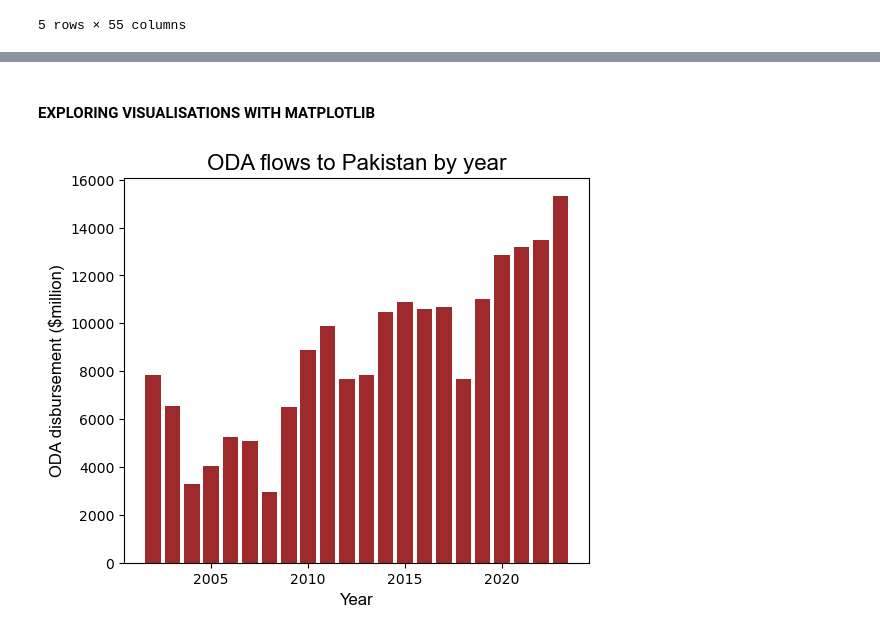
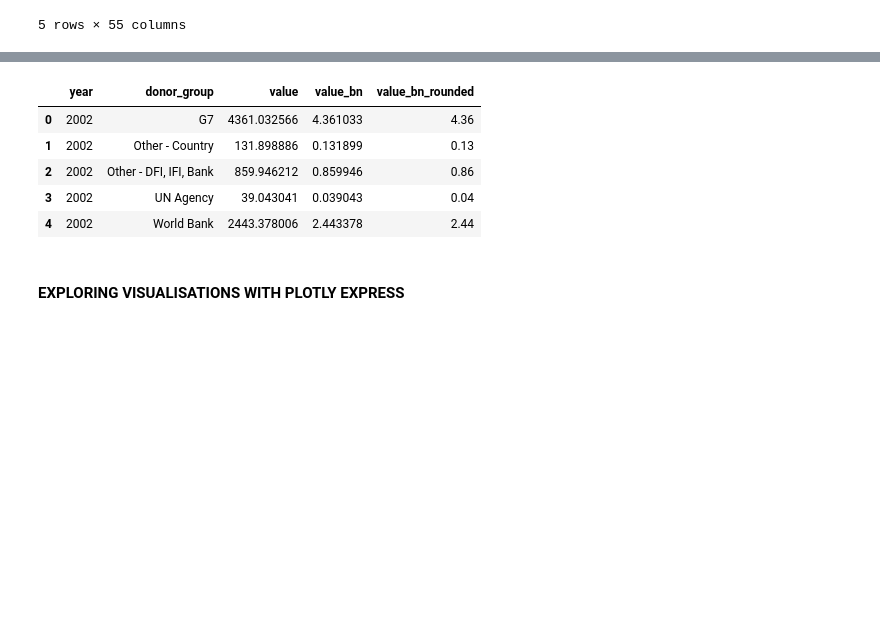
Before and after one commit to hbabalola/oda_flows, a Jupyter notebook: oda_analysis.ipynb, the cells around one changed output, grey strips where cells are left out. Drawn from its saved outputs; the diff is of its cells as text; code cells hidden in the pictures; blank space fills up the shorter version.

Commit message:
grouping donors, cleaning code and visual

```diff
--- a/oda_analysis.ipynb
+++ b/oda_analysis.ipynb
@@ -55,18 +170,40 @@ crs_grouped.head()
+# %%
+# define function to apply donor grouping
+def donor_group_function (donor):
+    if donor in g7:
+        return "G7"
+    elif donor in brics:
+        return "BRICS"
+    elif donor in eu_institutions:
+        return "EU Institutions"
+    elif donor in foundation:
+        return "Foundation"
+    elif donor in un_agency:
+        return "UN Agency"
+    elif donor in world_bank:
+        return "World Bank"
+    elif donor in other_country:
+        return "Other - Country"
+    elif donor in other_dfi_ifi_bank:
+        return "Other - DFI, IFI, Bank"
+    else:
+        return "Other - IGO, NGO, PPP"
+
+#apply function crs_data to a new variable called 'donor group'
+crs_data["donor_group"] = crs_data["donor_name"].apply(donor_group_function)
+# %%
+#grouping dataset, calculating sum and rounding to billion - for charts
+crs_grouped = crs_data.groupby(['year','donor_group'], as_index=False)['value'].sum()
+crs_grouped["value_bn"] = crs_grouped["value"] / 1000
+crs_grouped["value_bn_rounded"] = crs_grouped["value_bn"].round(2)
+
+crs_grouped.head()
+# %% [output]
+|  | year | donor_group | value | value_bn | value_bn_rounded |
+| 0 | 2002 | G7 | 4361.032566 | 4.361033 | 4.36 |
+| 1 | 2002 | Other - Country | 131.898886 | 0.131899 | 0.13 |
+| 2 | 2002 | Other - DFI, IFI, Bank | 859.946212 | 0.859946 | 0.86 |
+| 3 | 2002 | UN Agency | 39.043041 | 0.039043 | 0.04 |
+| 4 | 2002 | World Bank | 2443.378006 | 2.443378 | 2.44 |
 # %% [markdown]
-#### EXPLORING VISUALISATIONS WITH MATPLOTLIB #####
+#### EXPLORING VISUALISATIONS WITH PLOTLY EXPRESS
-# %%
-# Create our figure and our axes
-figure, axes = plt.subplots(figsize=(6, 5))
-
-# Plot the Data
-axes.bar(x=crs_grouped["year"], height=crs_grouped["value"],
-             color="#9E2A2B")  # NEW - Colour specified using HEX code
-
-# Add Labels and titles
-axes.set_title("ODA flows to Pakistan by year",
-               fontname="Arial",
-               size=16)
-axes.set_xlabel("Year", fontname="Arial", size=12)
-axes.set_ylabel("ODA disbursement ($million)", fontname="Arial", size=12);
-# %% [output]
-[figure, removed]
```
Also changed, not shown: parts of 14 cells of this notebook, 2 other files.
